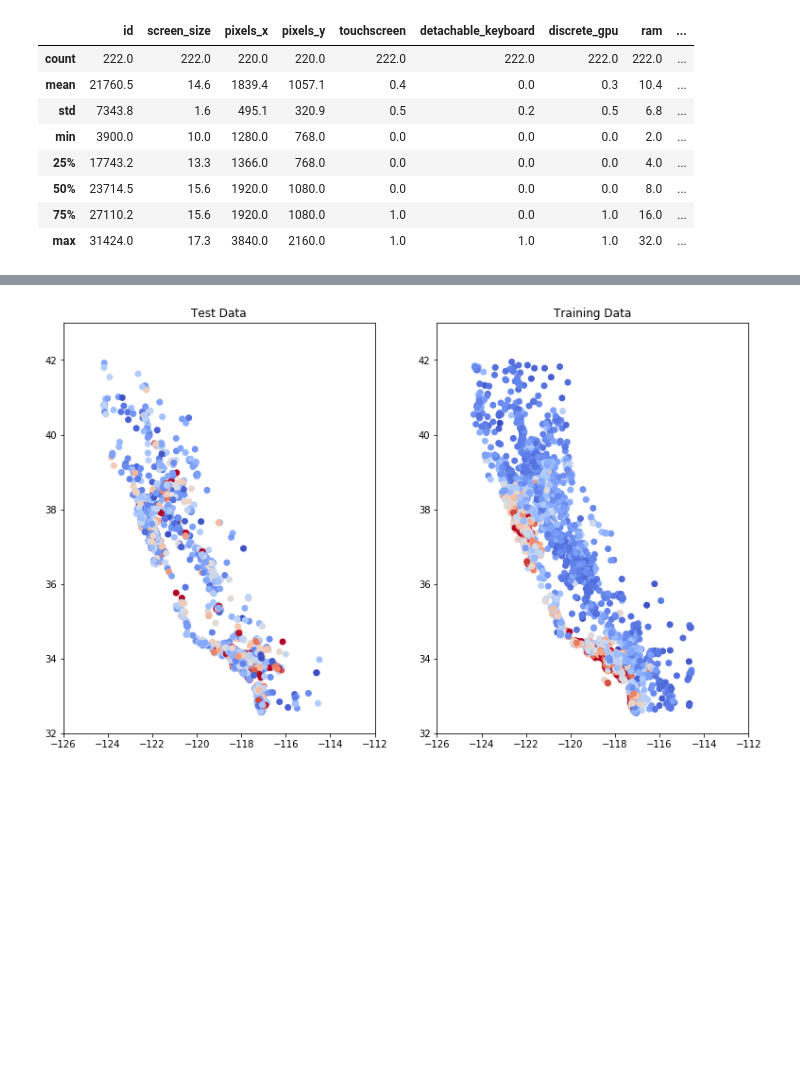
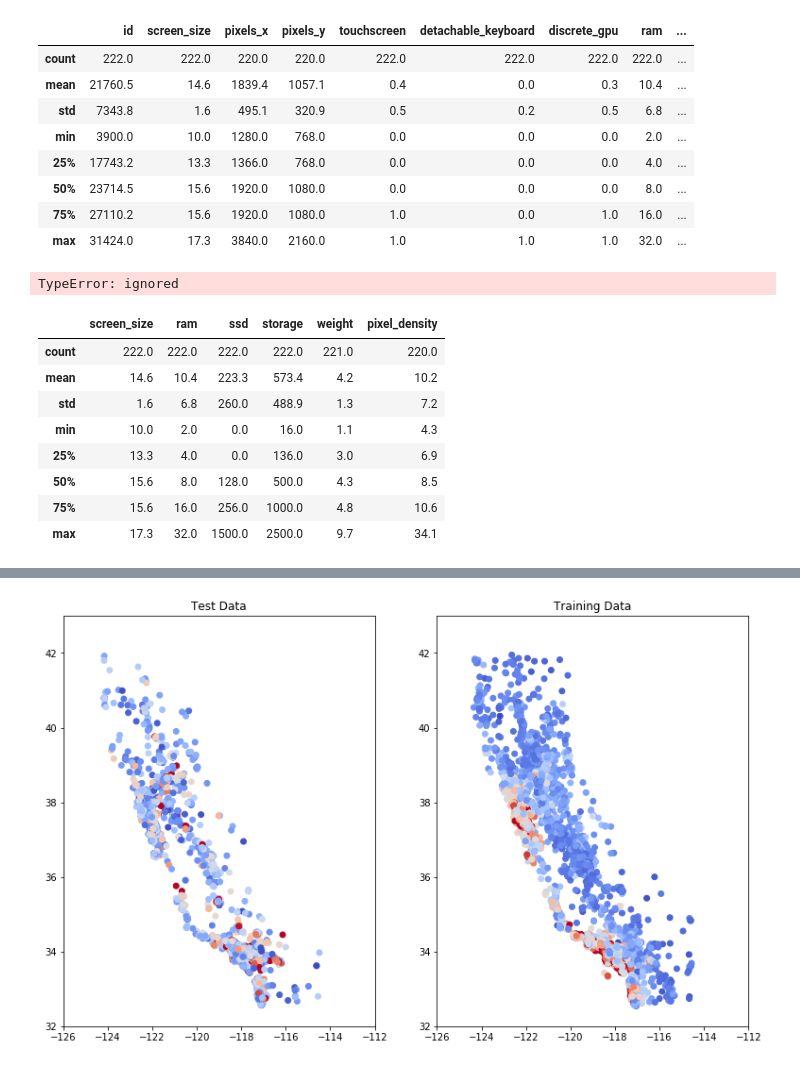
Before and after one commit to vincentmin/Big_Data_Analysis_Course, a Jupyter notebook: my_validation.ipynb, the cells around one changed output, grey strips where cells are left out. Cells and saved outputs as stored; diff of their text form; code cells hidden in the pictures; blank space fills up the shorter version.

```diff
--- a/my_validation.ipynb
+++ b/my_validation.ipynb
@@ -347,10 +359,23 @@ test_data.describe()
 # %%
 test_examples = preprocess_features(test_data)
 test_input_function=lambda: my_input_fn(test_examples,
-    test_targets,
     num_epochs=1,
     shuffle=False)
-test_predictions = linear_regressor.predict(input_fn=test_input_function)
+test_predictions = linear_regressor.evaluate(input_fn=test_input_function)
+# %% [output]
+TypeError: ignored
+# %%
+test_examples.describe()
+# %% [output]
+|  | screen_size | ram | ssd | storage | weight | pixel_density |
+| count | 222.0 | 222.0 | 222.0 | 222.0 | 221.0 | 220.0 |
+| mean | 14.6 | 10.4 | 223.3 | 573.4 | 4.2 | 10.2 |
+| std | 1.6 | 6.8 | 260.0 | 488.9 | 1.3 | 7.2 |
+| min | 10.0 | 2.0 | 0.0 | 16.0 | 1.1 | 4.3 |
+| 25% | 13.3 | 4.0 | 0.0 | 136.0 | 3.0 | 6.9 |
+| 50% | 15.6 | 8.0 | 128.0 | 500.0 | 4.3 | 8.5 |
+| 75% | 15.6 | 16.0 | 256.0 | 1000.0 | 4.8 | 10.6 |
+| max | 17.3 | 32.0 | 1500.0 | 2500.0 | 9.7 | 34.1 |
 # %%
 [item for item in test_predictions]
 # %% [output]
```
Also changed, not shown: parts of 3 cells of this notebook.
